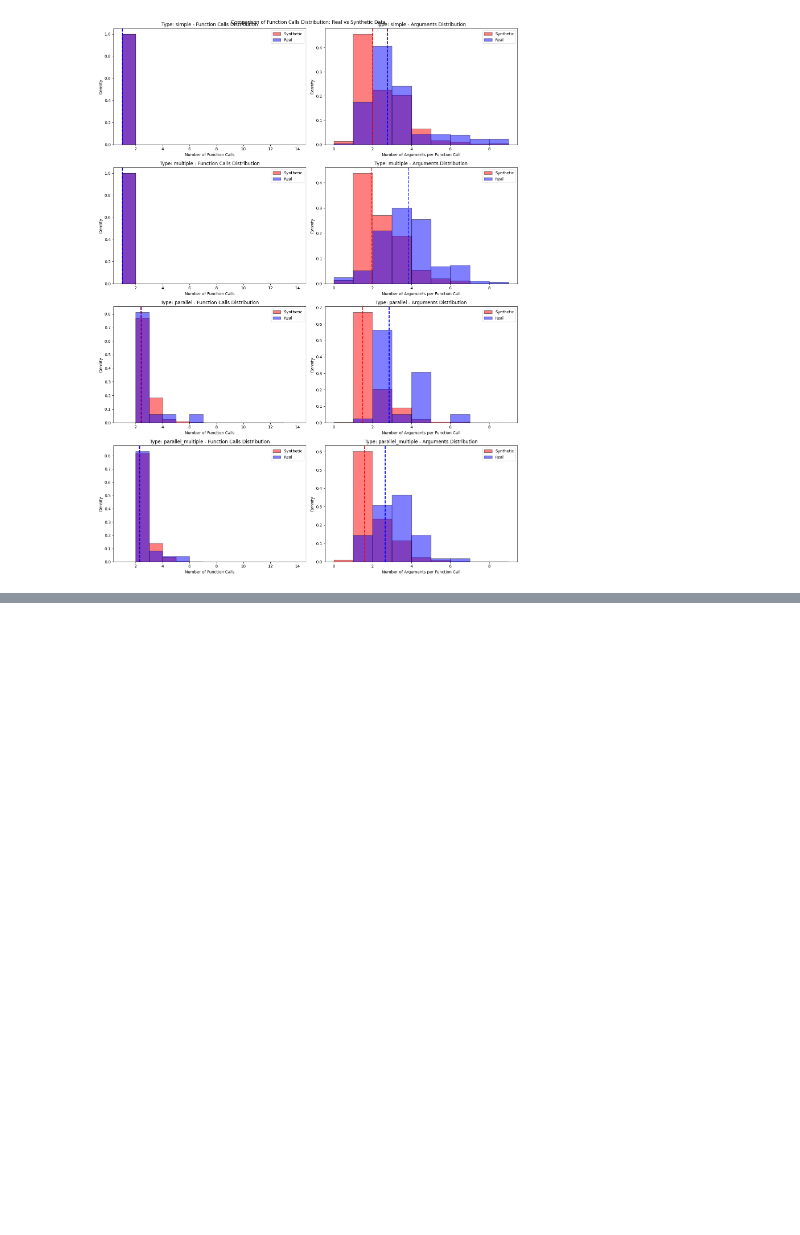
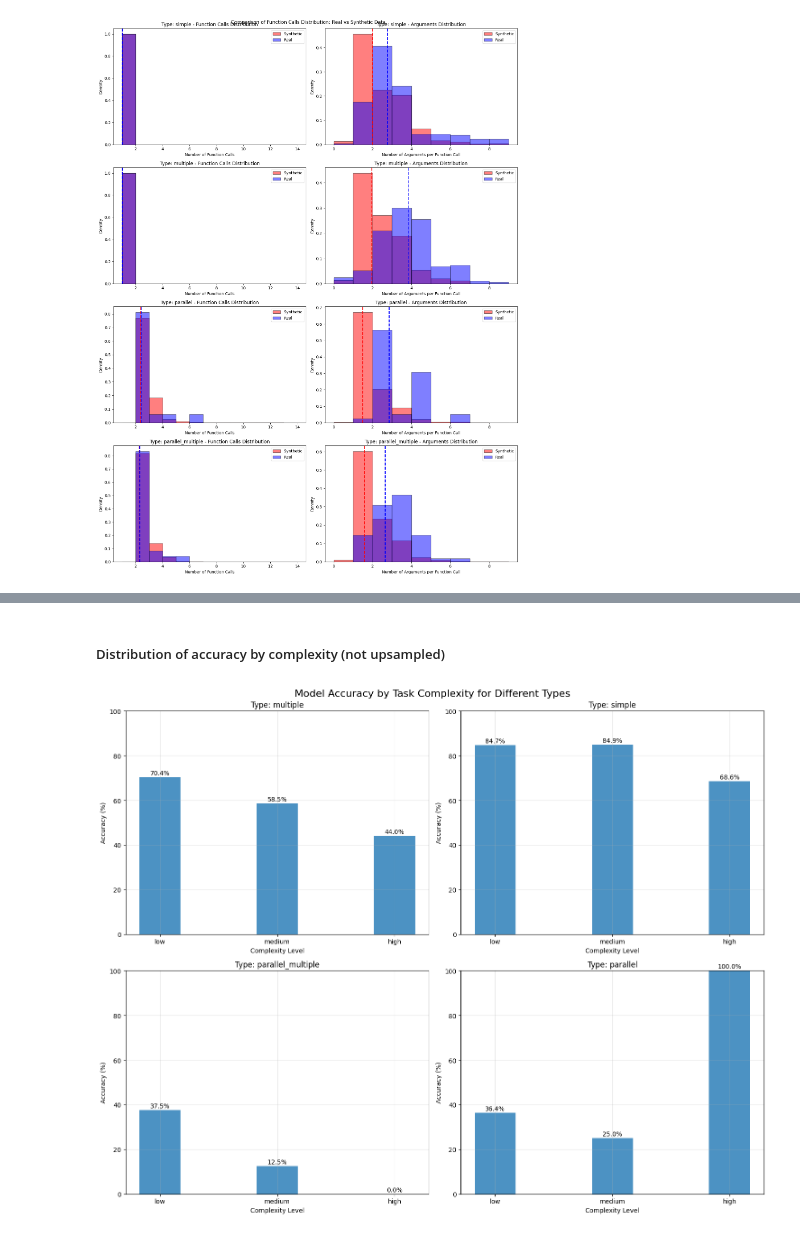
Before and after one commit to ArthurChen189/APIGen-Analysis, a Jupyter notebook: analysis.ipynb, the cells around one changed output, grey strips where cells are left out. Saved outputs shown, nothing was run; the diff lists cells and outputs as text; code cells hidden in the pictures; blank space fills up the shorter version.

```diff
--- a/analysis.ipynb
+++ b/analysis.ipynb
@@ -570,0 +805,60 @@ Real - Mean: 2.64, Median: 3.00
+# %% [markdown]
+##### Distribution of accuracy by complexity (not upsampled)
+# %%
+import matplotlib.pyplot as plt
+import numpy as np
+
+# Calculate accuracy per complexity level for each type
+accuracy_by_complexity = {}
+for type_ in real_data.keys():
+    complexity_groups = {}
+    for item in real_data[type_]:
+        complexity = get_complexity(item['avg_args_per_answer'], THRESHOLD_LOW, THRESHOLD_HIGH)
+        valid = item['valid']
+        if complexity not in complexity_groups:
+            complexity_groups[complexity] = {'total': 0, 'valid': 0}
+        complexity_groups[complexity]['total'] += 1
+        if valid:
+            complexity_groups[complexity]['valid'] += 1
+
+    # Calculate accuracy percentages
+    accuracies = {}
+    for complexity, counts in complexity_groups.items():
+        accuracies[complexity] = (counts['valid'] / counts['total']) * 100
+    accuracy_by_complexity[type_] = accuracies
+
+# Create subplots
+fig, axes = plt.subplots(2, 2, figsize=(15, 12))
+fig.suptitle('Model Accuracy by Task Complexity for Different Types', fontsize=16)
+axes = axes.ravel()  # Flatten axes array for easier indexing
+
+# Define fixed order for complexity levels
+complexities = ['low', 'medium', 'high']
+bar_width = 0.35
+
+for idx, type_ in enumerate(real_data.keys()):
+    accuracies = [accuracy_by_complexity[type_].get(c, 0) for c in complexities]
+    x = np.arange(len(complexities))
+
+    # Create bar plot in corresponding subplot
+    axes[idx].bar(x, accuracies, bar_width, alpha=0.8)
+
+    # Customize subplot
+    axes[idx].set_xlabel('Complexity Level')
+    axes[idx].set_ylabel('Accuracy (%)')
+    axes[idx].set_title(f'Type: {type_}')
+    axes[idx].set_xticks(x)
+    axes[idx].set_xticklabels(complexities)
+    axes[idx].grid(True, alpha=0.3)
+
+    # Add value labels on top of bars
+    for i, v in enumerate(accuracies):
+        axes[idx].text(i, v + 1, f'{v:.1f}%', ha='center')
+
+    # Set y-axis limit to make plots comparable
+    axes[idx].set_ylim(0, 100)
+
+plt.tight_layout()
+plt.show()
+# %% [output]
+[figure, added]
```
Also changed, not shown: parts of 19 cells of this notebook, 5 other files.
